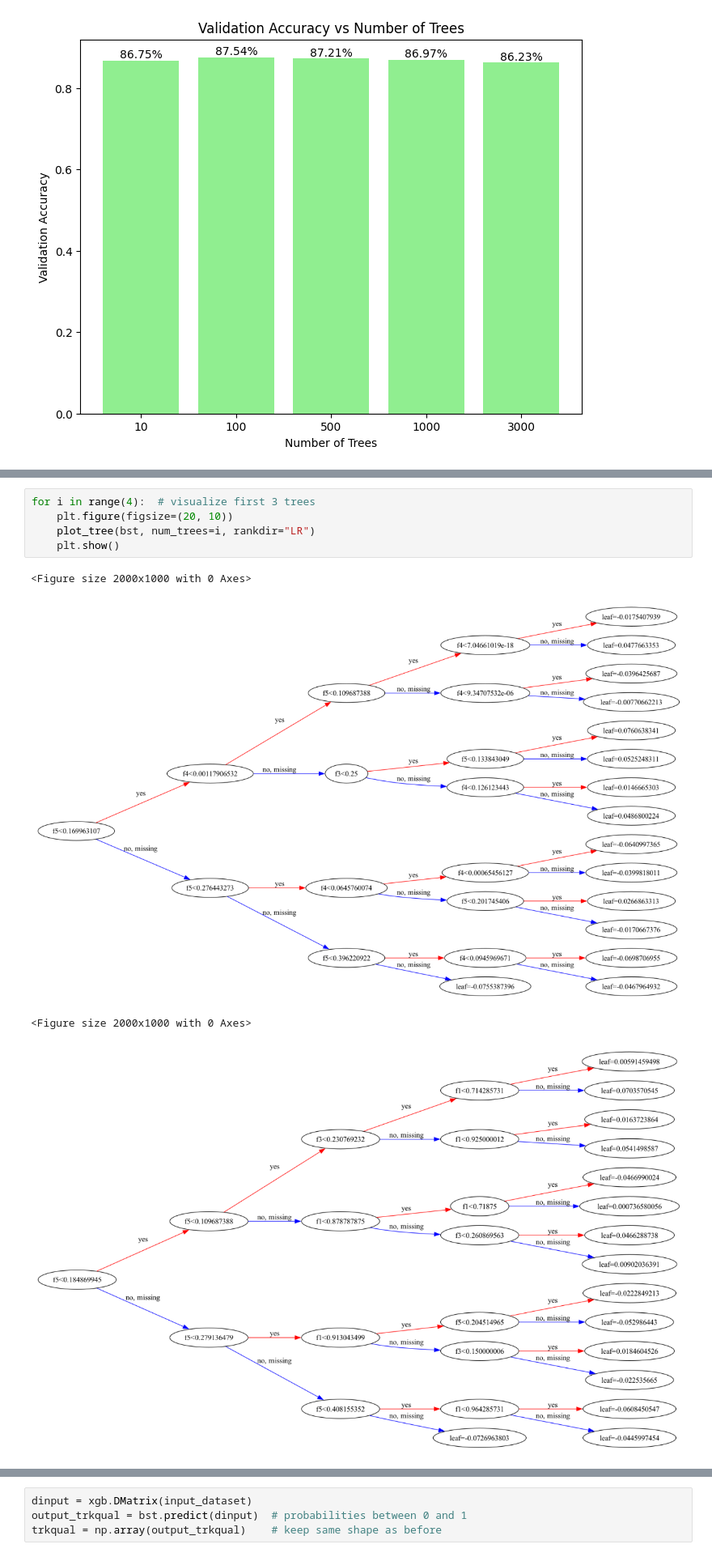
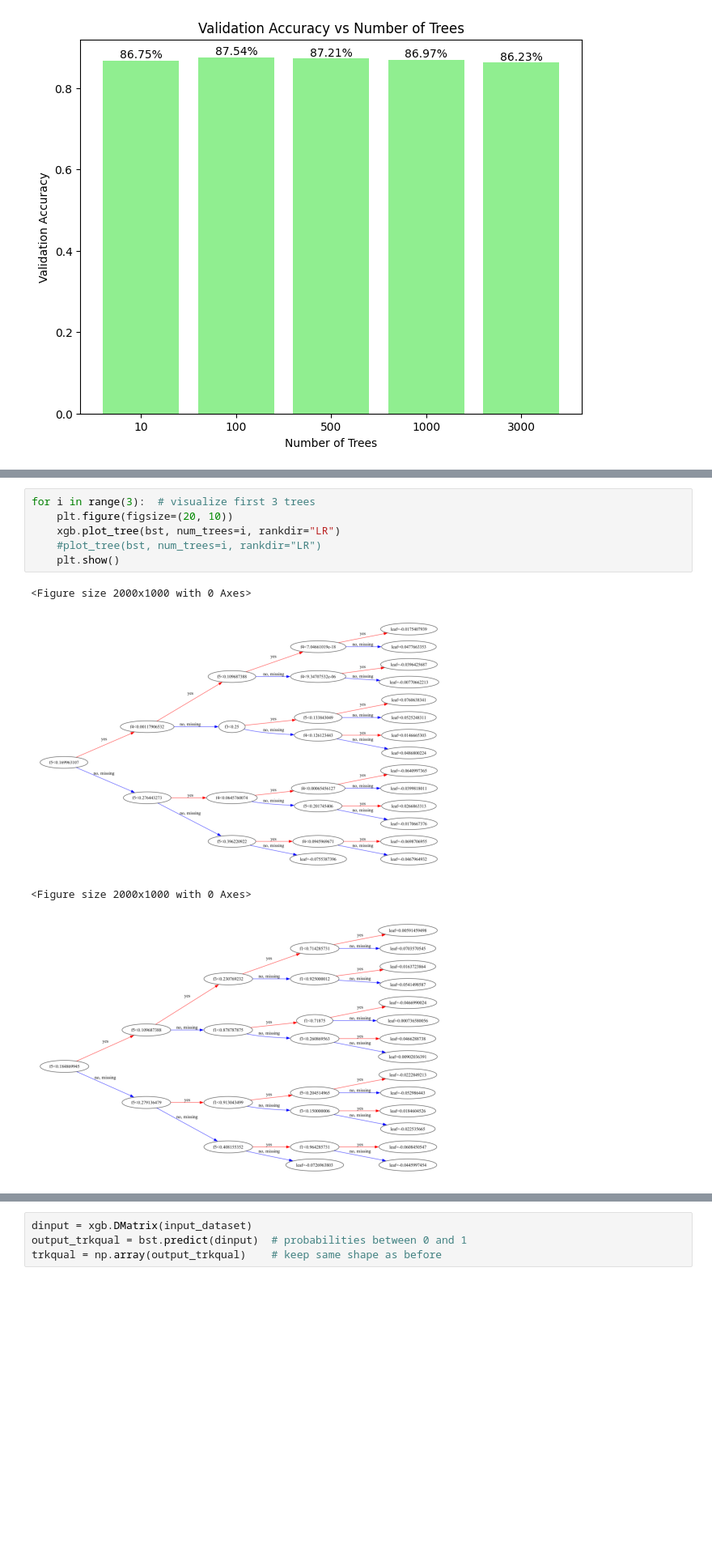
Before and after one commit to Malik-Farouh/My-Full-Code-repository, a Jupyter notebook: TrkQualTrain copy.ipynb, the cells around one changed output, grey strips where cells are left out. Shown at 81% size. Saved outputs shown, nothing was run; the diff lists cells and outputs as text; blank space fills up the shorter version.

```diff
--- a/TrkQualTrain copy.ipynb
+++ b/TrkQualTrain copy.ipynb
@@ -547,11 +359,12 @@ plt.show()
 # %%
-for i in range(4):  # visualize first 3 trees
+for i in range(3):  # visualize first 3 trees
     plt.figure(figsize=(20, 10))
-    plot_tree(bst, num_trees=i, rankdir="LR")
+    xgb.plot_tree(bst, num_trees=i, rankdir="LR")
+    #plot_tree(bst, num_trees=i, rankdir="LR")
     plt.show()
 # %% [output]
 <Figure size 2000x1000 with 0 Axes>
-[figure, old version]
+[figure, new version]
 <Figure size 2000x1000 with 0 Axes>
-[figure, old version]
+[figure, new version]
 <Figure size 2000x1000 with 0 Axes>
```
Also changed, not shown: parts of 18 cells of this notebook.
